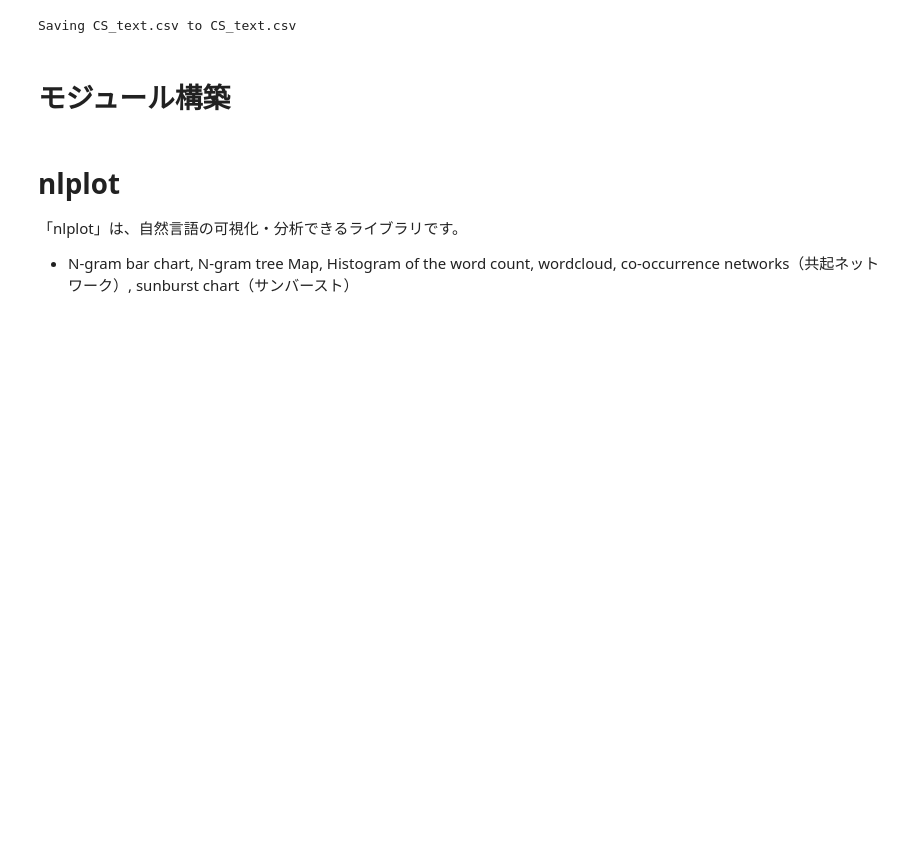
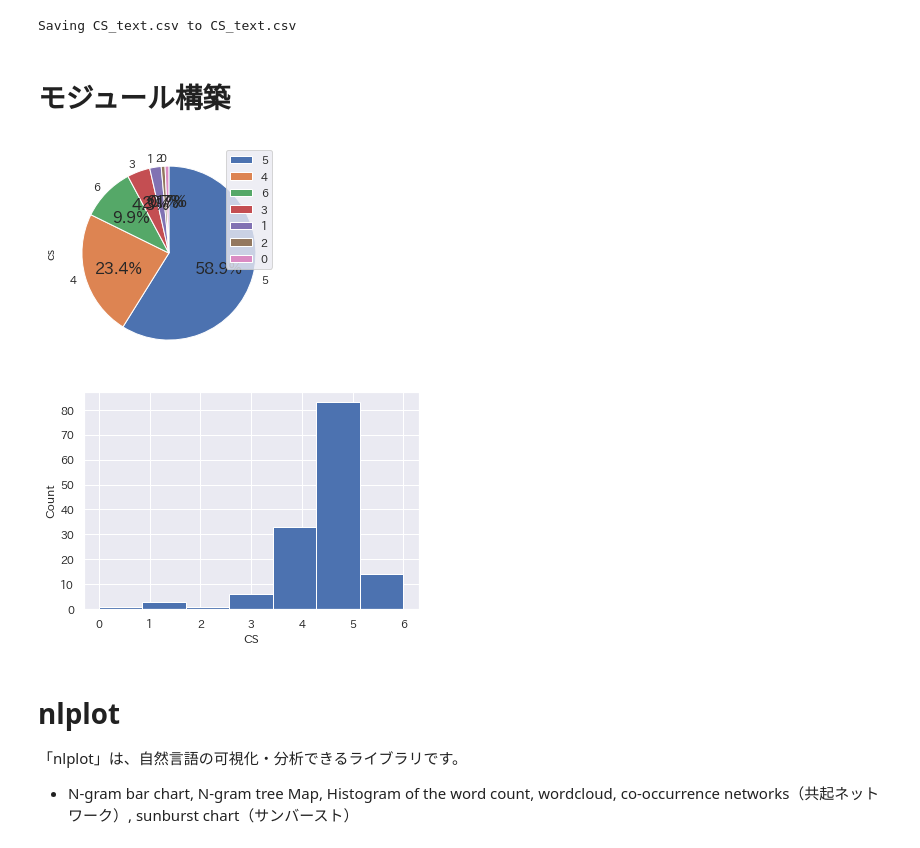
Before and after one commit to hima2b4/Natural-language-processing, a Jupyter notebook: nlplot+word_cloud+TF-IDF+word2vec_csv_data.ipynb, the cells around one changed output. Cells and saved outputs as stored; diff of their text form; code cells hidden in the pictures; blank space fills up the shorter version.

Commit message:
nlplot+word_cloud+TF-IDF+word2vec_csv_data

```diff
--- a/nlplot+word_cloud+TF-IDF+word2vec_csv_data.ipynb
+++ b/nlplot+word_cloud+TF-IDF+word2vec_csv_data.ipynb
@@ -114,7 +114,7 @@ CS_High_level_x_or_More = 4 #@param {type:"number"}
 CS_Low__level_x_or_Less = 3 #@param {type:"number"}
 # %%
 #@title ストップワード設定
-stop_words = ["し", "い", "ある", "おる", "せる", "ない", "いる", "する", "の", "よう", "なる", "それ", "そこ", "これ", "こう", "ため", "そう", "れる", "られる"]
+stop_words = ["-", ".", ")", "(", "し", "い", "ある", "おる", "せる", "ない", "いる", "する", "の", "よう", "なる", "それ", "そこ", "これ", "こう", "ため", "そう", "れる", "られる"]
 # %% [markdown]
 # **モジュール構築**
 # %%
@@ -238,6 +238,20 @@ result = words_count.most_common()
 #出現回数結果を画面に出力
 #for word, cnt in result:
 #    print(word, cnt)
+# %%
+#@title CS満足度傾向_円グラフ & ヒストグラム
+cs = pd.DataFrame(df['cs'].value_counts())
+cs.plot.pie(subplots=True,autopct="%1.1f%%",startangle=90,counterclock=False)
+plt.show()
+
+plt.hist(df['cs'],bins=7)
+# x軸とy軸のラベルをつける
+plt.xlabel('CS')
+plt.ylabel('Count')
+plt.show()
+# %% [output]
+[figure, added]
+[figure, added]
 # %% [markdown]
 # **nlplot**
 「nlplot」は、自然言語の可視化・分析できるライブラリです。
```
Also changed, not shown: parts of 21 cells of this notebook.
